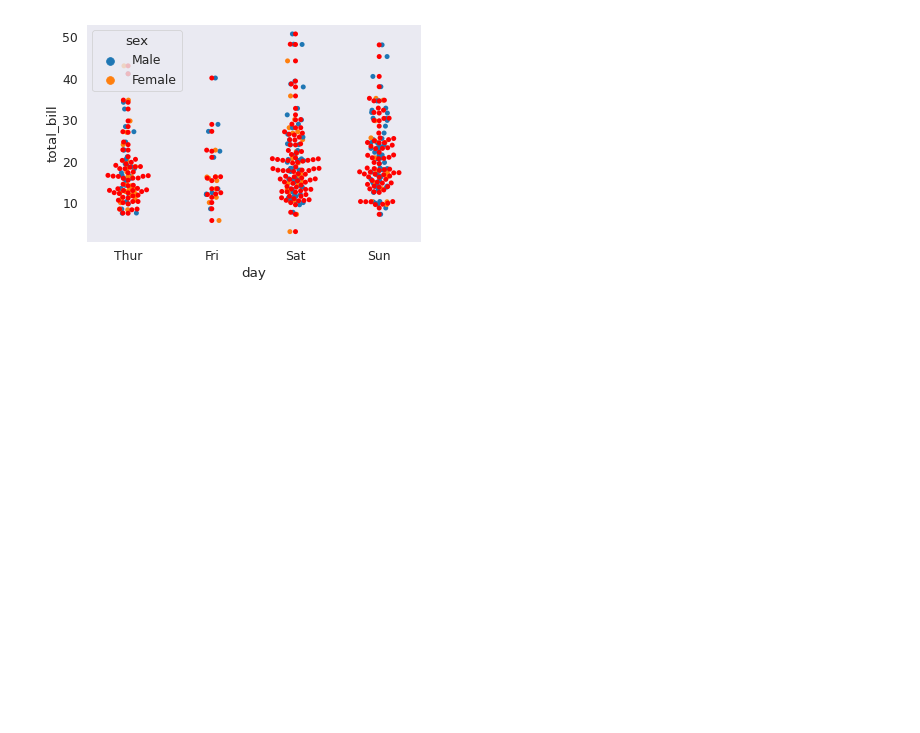
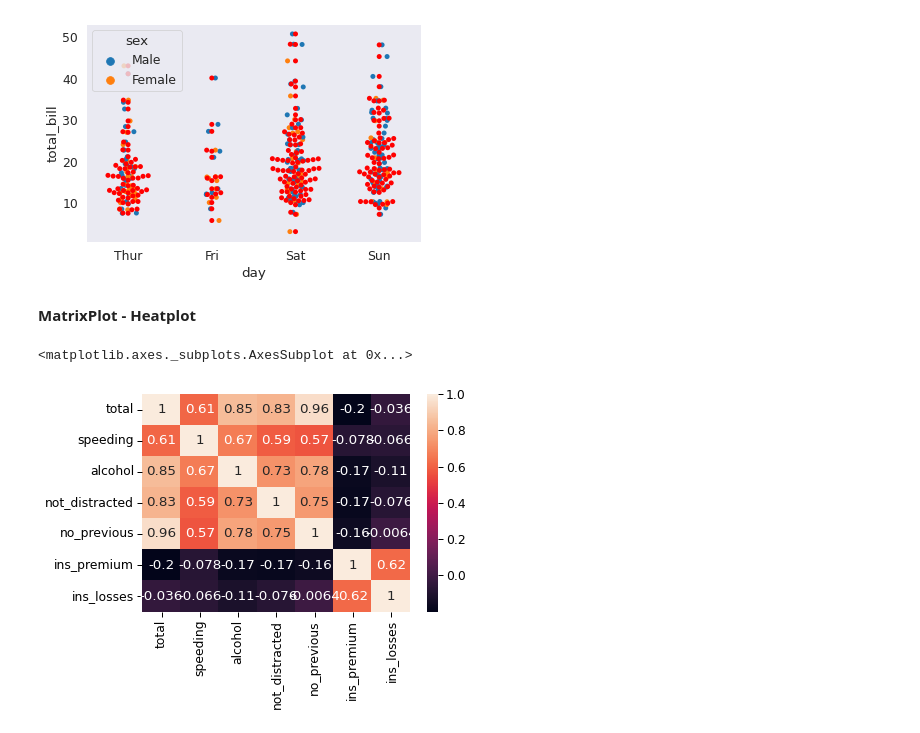
Before and after one commit to ShakilM26/Data-Visualization, a Jupyter notebook: seaborn/seaborn_all.ipynb, the cells around one changed output. Saved outputs shown, nothing was run; the diff lists cells and outputs as text; code cells hidden in the pictures; blank space fills up the shorter version.

```diff
--- a/seaborn/seaborn_all.ipynb
+++ b/seaborn/seaborn_all.ipynb
@@ -155,3 +155,13 @@ sns.swarmplot(x='day', y='total_bill', data=tips, color='red')
 # %% [output]
 <matplotlib.axes._subplots.AxesSubplot at 0x...>
 [figure]
+# %% [markdown]
+**MatrixPlot - Heatplot**
+# %%
+sns.set_context('paper', font_scale=1.4)
+cr = df.corr()
+cr
+sns.heatmap(cr, annot=True)
+# %% [output]
+<matplotlib.axes._subplots.AxesSubplot at 0x...>
+[figure, added]
```
Also changed, not shown: parts of 6 cells of this notebook.
